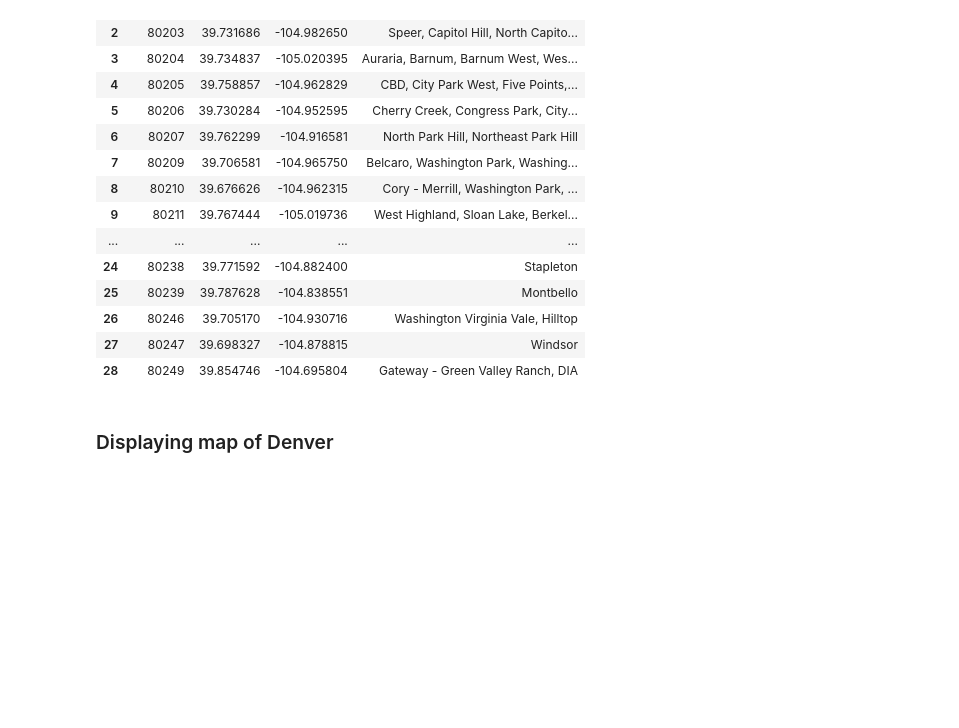
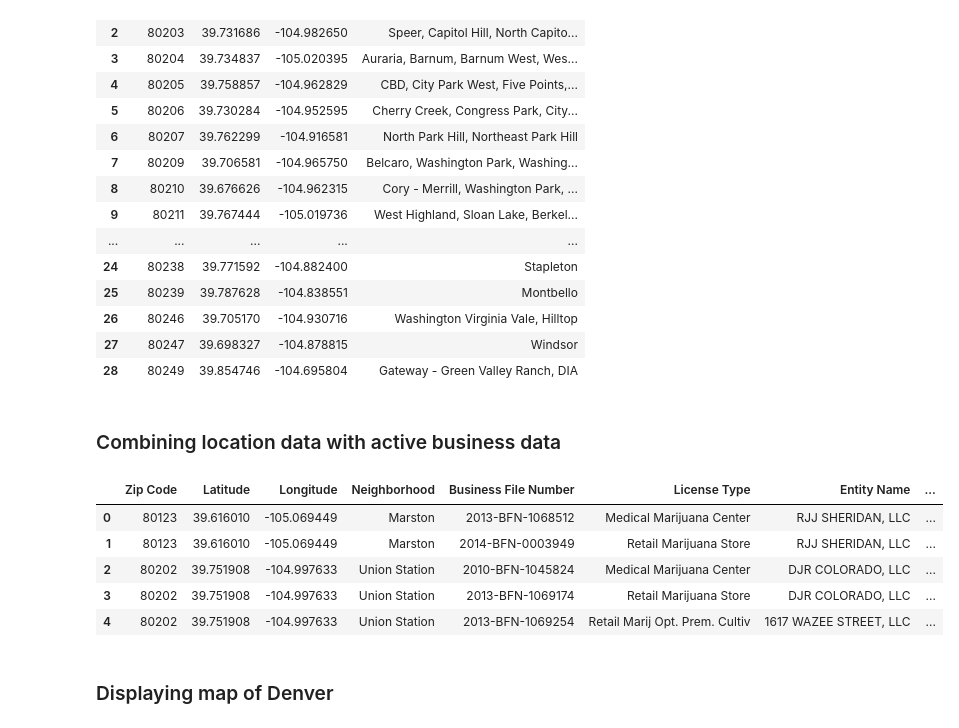
Before and after one commit to strange1120/battle-of-the-neighborhoods, a Jupyter notebook: battle-of-the-neighborhoods-denver.ipynb, the cells around one changed output. Cells and saved outputs as stored; diff of their text form; code cells hidden in the pictures; blank space fills up the shorter version.

Commit message:
combined location data with biz license data

```diff
--- a/battle-of-the-neighborhoods-denver.ipynb
+++ b/battle-of-the-neighborhoods-denver.ipynb
@@ -50,6 +50,7 @@ Libraries imported.
 ### Importing the data for active medical and recreational marijuana dispensaries
 # %%
 active_biz_licenses_data = pd.read_csv('marijuana_active_business_licenses.csv')
+active_biz_licenses_data.rename(columns={'Facility Zip Code': 'Zip Code'}, inplace=True)
 active_biz_licenses_data.head()
 # %% [output]
 |  | Business File Number | License Type | Entity Name | Trade Name | Current License Status | Expiration Date | ... |
@@ -164,6 +164,18 @@ denver_zip_merged
 | 26 | 80246 | 39.705170 | -104.930716 | Washington Virginia Vale, Hilltop |
 | 27 | 80247 | 39.698327 | -104.878815 | Windsor |
 | 28 | 80249 | 39.854746 | -104.695804 | Gateway - Green Valley Ranch, DIA |
+# %% [markdown]
+### Combining location data with active business data
+# %%
+denver_business_merged = pd.merge(denver_zip_merged, active_biz_licenses_data, on =['Zip Code'])
+denver_business_merged.head()
+# %% [output]
+|  | Zip Code | Latitude | Longitude | Neighborhood | Business File Number | License Type | Entity Name | ... |
+| 0 | 80123 | 39.616010 | -105.069449 | Marston | 2013-BFN-1068512 | Medical Marijuana Center | RJJ SHERIDAN, LLC | ... |
+| 1 | 80123 | 39.616010 | -105.069449 | Marston | 2014-BFN-0003949 | Retail Marijuana Store | RJJ SHERIDAN, LLC | ... |
+| 2 | 80202 | 39.751908 | -104.997633 | Union Station | 2010-BFN-1045824 | Medical Marijuana Center | DJR COLORADO, LLC | ... |
+| 3 | 80202 | 39.751908 | -104.997633 | Union Station | 2013-BFN-1069174 | Retail Marijuana Store | DJR COLORADO, LLC | ... |
+| 4 | 80202 | 39.751908 | -104.997633 | Union Station | 2013-BFN-1069254 | Retail Marij Opt. Prem. Cultiv | 1617 WAZEE STREET, LLC | ... |
 # %% [markdown]
 ### Displaying map of Denver
 # %%
```
Also changed, not shown: parts of 1 cell of this notebook.
